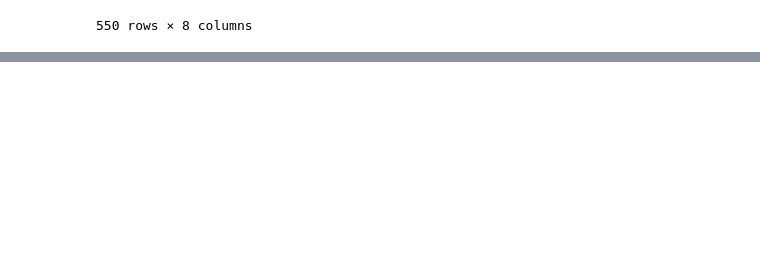
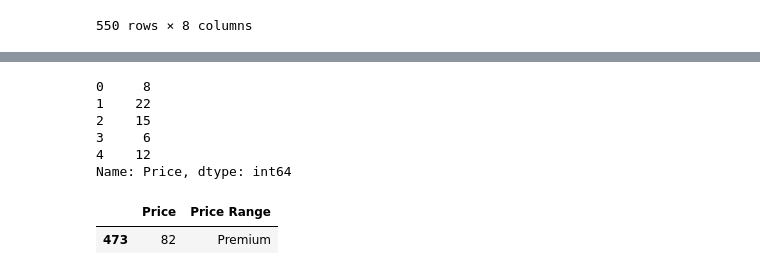
Before and after one commit to Prayush77/Amazon_bestselers_analysis, a Jupyter notebook: src/main.ipynb, the cells around one changed output, grey strips where cells are left out. Cells and saved outputs as stored; diff of their text form; code cells hidden in the pictures; blank space fills up the shorter version.

```diff
--- a/src/main.ipynb
+++ b/src/main.ipynb
@@ -329,0 +344,14 @@ df
+# %%
+df["Price"].head()
+# %% [output]
+0     8
+1    22
+2    15
+3     6
+4    12
+Name: Price, dtype: int64
+# %%
+df[df['Name']=='The Twilight Saga Collection'][["Price","Price Range"]]
+# %% [output]
+|  | Price | Price Range |
+| 473 | 82 | Premium |
```
Also changed, not shown: parts of 1 cell of this notebook.
